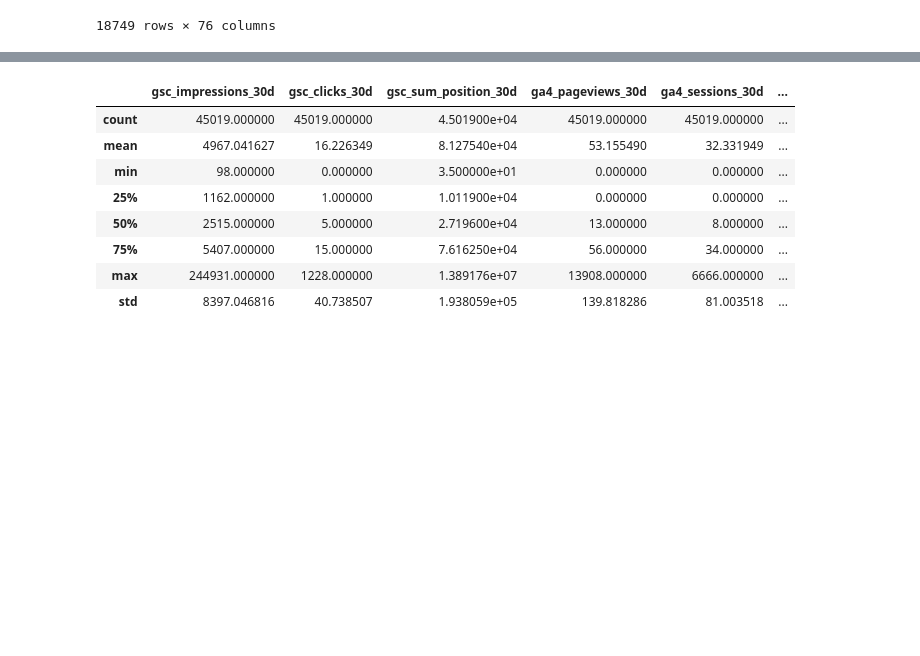
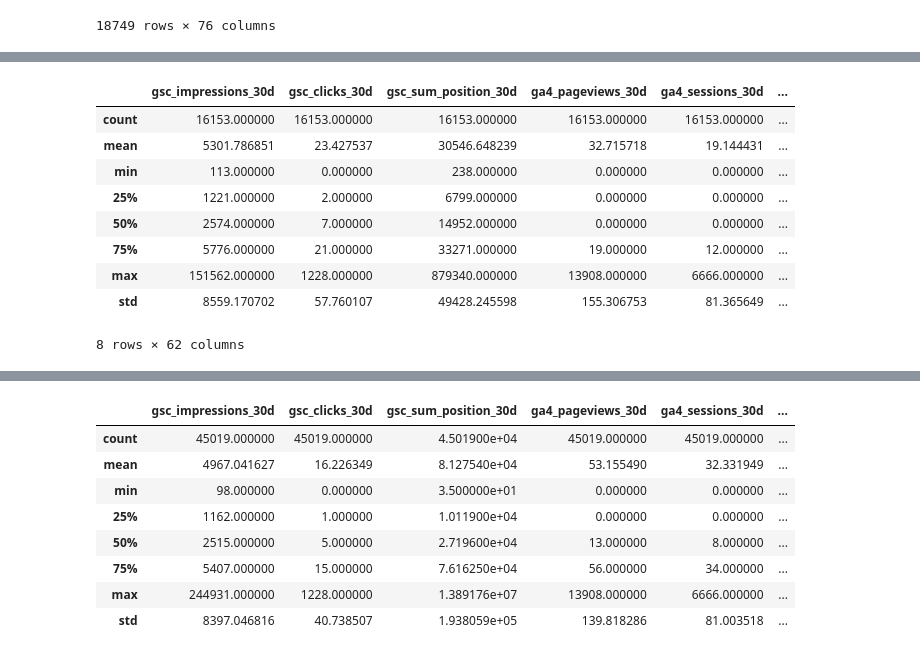
Before and after one commit to octane21/flyrank-internship-ML, a Jupyter notebook: work/notebooks/w04_baseline_score.ipynb, the cells around one changed output, grey strips where cells are left out. Cells and saved outputs as stored; diff of their text form; code cells hidden in the pictures; blank space fills up the shorter version.

```diff
--- a/work/notebooks/w04_baseline_score.ipynb
+++ b/work/notebooks/w04_baseline_score.ipynb
@@ -567,0 +614,15 @@ dataset[dataset['trend_pct_future'] < -20]
+# %%
+(dataset[
+  (dataset['position_tier_30d'] == 'page_1')
+  ]).describe()
+# %% [output]
+|  | gsc_impressions_30d | gsc_clicks_30d | gsc_sum_position_30d | ga4_pageviews_30d | ga4_sessions_30d | ... |
+| count | 16153.000000 | 16153.000000 | 16153.000000 | 16153.000000 | 16153.000000 | ... |
+| mean | 5301.786851 | 23.427537 | 30546.648239 | 32.715718 | 19.144431 | ... |
+| min | 113.000000 | 0.000000 | 238.000000 | 0.000000 | 0.000000 | ... |
+| 25% | 1221.000000 | 2.000000 | 6799.000000 | 0.000000 | 0.000000 | ... |
+| 50% | 2574.000000 | 7.000000 | 14952.000000 | 0.000000 | 0.000000 | ... |
+| 75% | 5776.000000 | 21.000000 | 33271.000000 | 19.000000 | 12.000000 | ... |
+| max | 151562.000000 | 1228.000000 | 879340.000000 | 13908.000000 | 6666.000000 | ... |
+| std | 8559.170702 | 57.760107 | 49428.245598 | 155.306753 | 81.365649 | ... |
+8 rows × 62 columns
```
Also changed, not shown: parts of 12 cells of this notebook.
